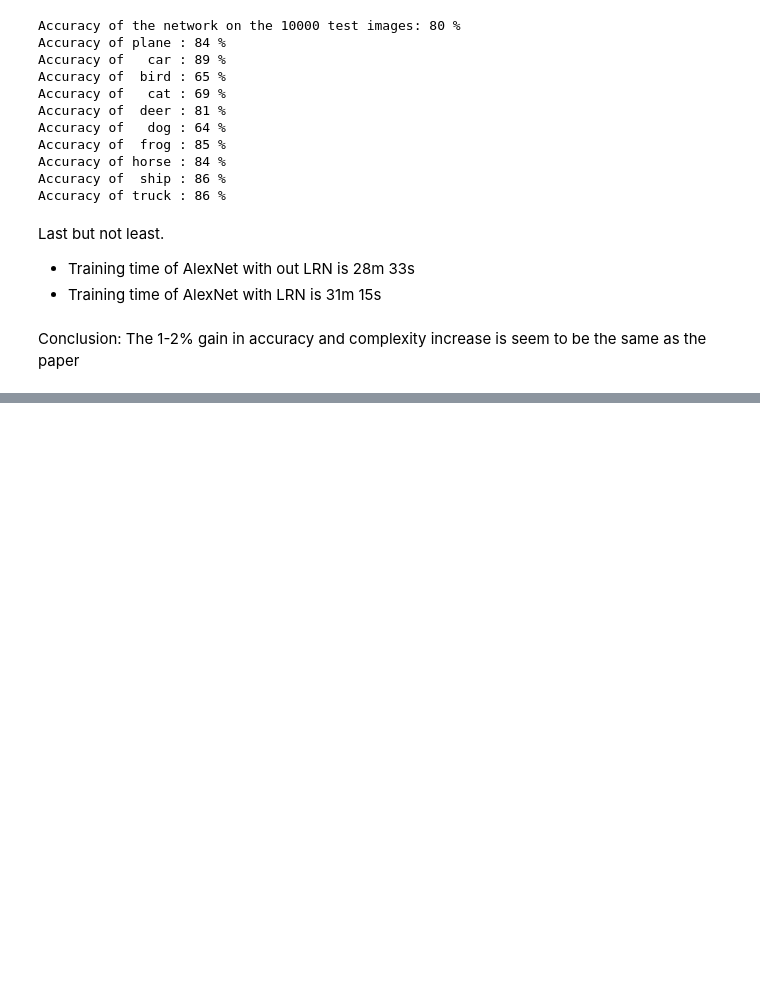
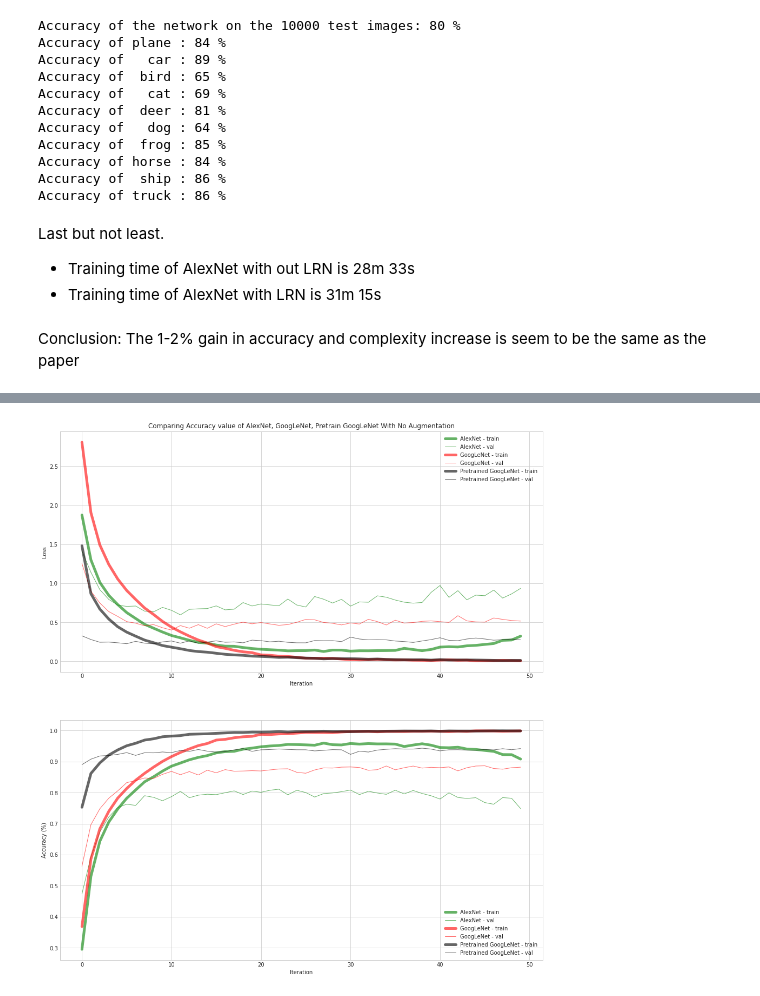
Before and after one commit to akraradets/2021JanRTML, a Jupyter notebook: lab2/lab2 - report.ipynb, the cells around one changed output, grey strips where cells are left out. Cells and saved outputs as stored; diff of their text form; code cells hidden in the pictures; blank space fills up the shorter version.

```diff
--- a/lab2/lab2 - report.ipynb
+++ b/lab2/lab2 - report.ipynb
@@ -297,0 +526,43 @@ Conclusion: The 1-2% gain in accuracy and complexity increase is seem to be the
+# %%
+fig, ax = plt.subplots(2, figsize=(16,18))
+
+alex_train_loss = [1.8755,1.3020,1.0126,0.8466,0.7282,0.6260,0.5502,0.4750,0.4258,0.3766,0.3325,0.3025,0.2707,0.2446,0.2337,0.2101,0.1954,0.1943,0.1780,0.1649,0.1560,0.1498,0.1444,0.1357,0.1379,0.1385,0.1455,0.1274,0.1451,0.1448,0.1320,0.1369,0.1366,0.1382,0.1391,0.1410,0.1674,0.1523,0.1375,0.1530,0.1836,0.1886,0.1848,0.2000,0.2058,0.2177,0.2292,0.2700,0.2744,0.3235]
+alex_train_acc = [0.2952,0.5303,0.6434,0.7054,0.7474,0.7819,0.8087,0.8350,0.8511,0.8695,0.8853,0.8955,0.9059,0.9136,0.9194,0.9281,0.9322,0.9332,0.9400,0.9435,0.9478,0.9504,0.9520,0.9554,0.9549,0.9540,0.9528,0.9597,0.9545,0.9537,0.9584,0.9565,0.9581,0.9571,0.9572,0.9565,0.9487,0.9534,0.9576,0.9530,0.9454,0.9447,0.9464,0.9406,0.9392,0.9360,0.9331,0.9227,0.9224,0.9083]
+google_train_loss = [2.8079,1.9071,1.4923,1.2425,1.0556,0.9089,0.7942,0.6846,0.6016,0.5128,0.4394,0.3787,0.3239,0.2742,0.2361,0.1892,0.1678,0.1425,0.1232,0.1121,0.0837,0.0783,0.0677,0.0633,0.0528,0.0414,0.0406,0.0410,0.0393,0.0306,0.0223,0.0194,0.0210,0.0258,0.0216,0.0187,0.0198,0.0159,0.0147,0.0122,0.0169,0.0203,0.0148,0.0163,0.0075,0.0081,0.0089,0.0137,0.0101,0.0076]
+google_train_acc = [0.3687,0.5856,0.6836,0.7398,0.7825,0.8134,0.8400,0.8623,0.8822,0.9007,0.9162,0.9296,0.9410,0.9516,0.9584,0.9694,0.9718,0.9768,0.9801,0.9815,0.9879,0.9873,0.9892,0.9899,0.9919,0.9941,0.9939,0.9938,0.9934,0.9955,0.9970,0.9971,0.9972,0.9961,0.9971,0.9971,0.9969,0.9977,0.9977,0.9981,0.9977,0.9967,0.9980,0.9973,0.9992,0.9990,0.9988,0.9978,0.9985,0.9990]
+pregoogle_train_loss = [1.4815,0.8685,0.6706,0.5430,0.4442,0.3753,0.3236,0.2734,0.2401,0.2034,0.1826,0.1626,0.1401,0.1262,0.1182,0.1046,0.0915,0.0831,0.0781,0.0681,0.0641,0.0589,0.0511,0.0536,0.0478,0.0431,0.0404,0.0326,0.0366,0.0350,0.0355,0.0325,0.0279,0.0311,0.0257,0.0232,0.0208,0.0210,0.0218,0.0169,0.0232,0.0174,0.0188,0.0185,0.0178,0.0158,0.0135,0.0099,0.0129,0.0131]
+pregoogle_train_acc = [0.7530,0.8618,0.8958,0.9211,0.9377,0.9511,0.9592,0.9694,0.9736,0.9801,0.9823,0.9839,0.9881,0.9889,0.9897,0.9912,0.9925,0.9939,0.9938,0.9951,0.9950,0.9954,0.9968,0.9953,0.9966,0.9969,0.9974,0.9982,0.9972,0.9972,0.9966,0.9973,0.9978,0.9976,0.9981,0.9983,0.9987,0.9986,0.9985,0.9989,0.9979,0.9989,0.9986,0.9986,0.9985,0.9989,0.9992,0.9994,0.9991,0.9990]
+
+alex_val_loss = [1.4173,1.1417,0.9189,0.7944,0.7212,0.7051,0.7096,0.6442,0.6354,0.6924,0.6549,0.5968,0.6673,0.6739,0.6774,0.7114,0.6610,0.6694,0.7541,0.7105,0.7361,0.7241,0.7129,0.7994,0.7229,0.6972,0.8315,0.7971,0.7480,0.7957,0.7083,0.7623,0.7581,0.8406,0.8227,0.7867,0.7591,0.7465,0.7553,0.8836,0.9728,0.8211,0.9066,0.7889,0.8496,0.8419,0.9139,0.8117,0.8653,0.9359]
+alex_val_acc = [0.4739,0.5932,0.6736,0.7217,0.7522,0.7628,0.7590,0.7902,0.7850,0.7740,0.7871,0.8042,0.7837,0.7919,0.7949,0.7936,0.7998,0.8057,0.7940,0.8051,0.8012,0.8077,0.8112,0.7931,0.8077,0.8004,0.7859,0.7970,0.7991,0.8032,0.8085,0.7937,0.8045,0.7989,0.7946,0.8079,0.7959,0.8070,0.7974,0.7900,0.7794,0.7994,0.7845,0.7814,0.7838,0.7681,0.7627,0.7841,0.7819,0.7488]
+google_val_loss = [1.2533,0.9005,0.7482,0.6385,0.5765,0.5103,0.4898,0.4569,0.4723,0.4315,0.4022,0.4590,0.4254,0.4714,0.4242,0.4816,0.4462,0.4774,0.5028,0.4819,0.4976,0.4801,0.4629,0.4721,0.5016,0.5380,0.5331,0.4991,0.4884,0.4680,0.4925,0.4793,0.5399,0.5104,0.4671,0.5280,0.4907,0.4983,0.5136,0.5192,0.5097,0.4999,0.5863,0.5193,0.5066,0.5036,0.5564,0.5387,0.5238,0.5170]
+google_val_acc = [0.5630,0.6967,0.7481,0.7822,0.8058,0.8323,0.8389,0.8473,0.8457,0.8590,0.8685,0.8579,0.8679,0.8569,0.8724,0.8641,0.8743,0.8691,0.8697,0.8708,0.8699,0.8733,0.8763,0.8770,0.8656,0.8626,0.8732,0.8798,0.8793,0.8822,0.8828,0.8810,0.8721,0.8741,0.8859,0.8738,0.8803,0.8857,0.8792,0.8817,0.8805,0.8828,0.8702,0.8803,0.8858,0.8866,0.8779,0.8757,0.8804,0.8820]
+pregoogle_val_loss = [0.3280,0.2807,0.2456,0.2480,0.2387,0.2270,0.2571,0.2338,0.2257,0.2499,0.2618,0.2336,0.2634,0.2332,0.2477,0.2637,0.2457,0.2499,0.2384,0.2728,0.2660,0.2508,0.2586,0.2451,0.2386,0.2383,0.2675,0.2653,0.2660,0.2537,0.3113,0.2874,0.2766,0.2789,0.2764,0.2614,0.2543,0.2434,0.2620,0.2796,0.3032,0.2696,0.2655,0.2874,0.2994,0.2876,0.2720,0.2786,0.2868,0.2770]
+pregoogle_val_acc = [0.8903,0.9079,0.9182,0.9197,0.9233,0.9290,0.9201,0.9287,0.9283,0.9311,0.9290,0.9359,0.9329,0.9391,0.9337,0.9306,0.9319,0.9379,0.9419,0.9331,0.9381,0.9390,0.9408,0.9393,0.9383,0.9382,0.9345,0.9364,0.9387,0.9381,0.9234,0.9336,0.9309,0.9372,0.9397,0.9417,0.9405,0.9405,0.9433,0.9405,0.9346,0.9381,0.9385,0.9370,0.9370,0.9391,0.9378,0.9416,0.9384,0.9421]
+
+
+ax[0].plot(alex_train_loss, label="AlexNet - train", c='g', lw=5, alpha=0.6)
+ax[0].plot(alex_val_loss, label="AlexNet - val", c='g', lw=1, alpha=0.6)
+ax[0].plot(google_train_loss, label="GoogLeNet - train", c='r', lw=5, alpha=0.6)
+ax[0].plot(google_val_loss, label="GoogLeNet - val", c='r', lw=1, alpha=0.6)
+ax[0].plot(pregoogle_train_loss, label="Pretrained GoogLeNet - train", c='k', lw=5, alpha=0.6)
+ax[0].plot(pregoogle_val_loss, label="Pretrained GoogLeNet - val", c='k', lw=1, alpha=0.6)
+ax[0].set_xlabel('Iteration')
+ax[0].set_ylabel('Loss')
+ax[0].set_title('Comparing Loss value of AlexNet, GoogLeNet, Pretrain GoogLeNet With No Augmentation')
+ax[0].legend()
+
+ax[1].plot(alex_train_acc, label="AlexNet - train", c='g', lw=5, alpha=0.6)
+ax[1].plot(alex_val_acc, label="AlexNet - val", c='g', lw=1, alpha=0.6)
+ax[1].plot(google_train_acc, label="GoogLeNet - train", c='r', lw=5, alpha=0.6)
+ax[1].plot(google_val_acc, label="GoogLeNet - val", c='r', lw=1, alpha=0.6)
+ax[1].plot(pregoogle_train_acc, label="Pretrained GoogLeNet - train", c='k', lw=5, alpha=0.6)
+ax[1].plot(pregoogle_val_acc, label="Pretrained GoogLeNet - val", c='k', lw=1, alpha=0.6)
+ax[1].set_xlabel('Iteration')
+ax[1].set_ylabel('Accuracy (%)')
+ax[0].set_title('Comparing Accuracy value of AlexNet, GoogLeNet, Pretrain GoogLeNet With No Augmentation')
+ax[1].legend()
+
+plt.show()
+# %% [output]
+[figure, added]
```
Also changed, not shown: parts of 14 cells of this notebook, 4 other files.
